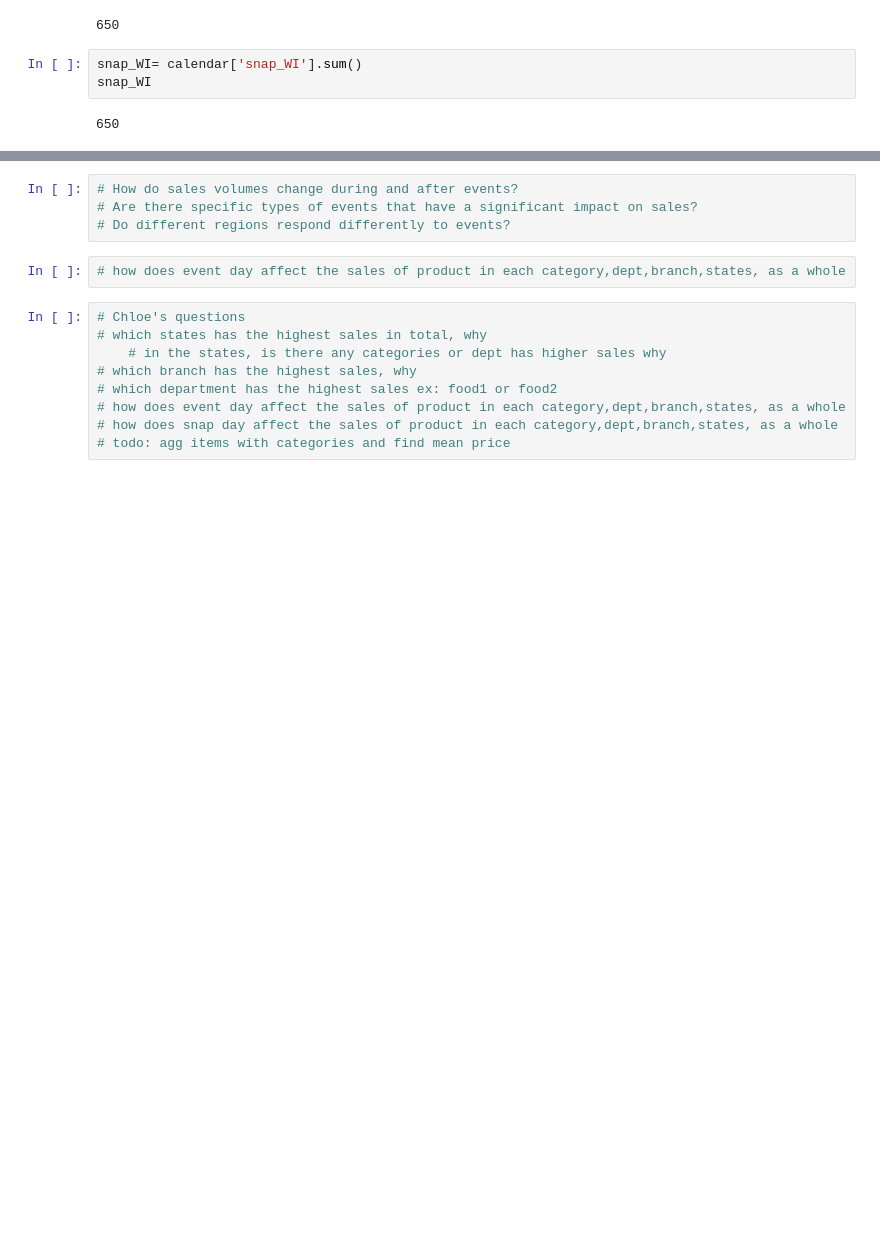
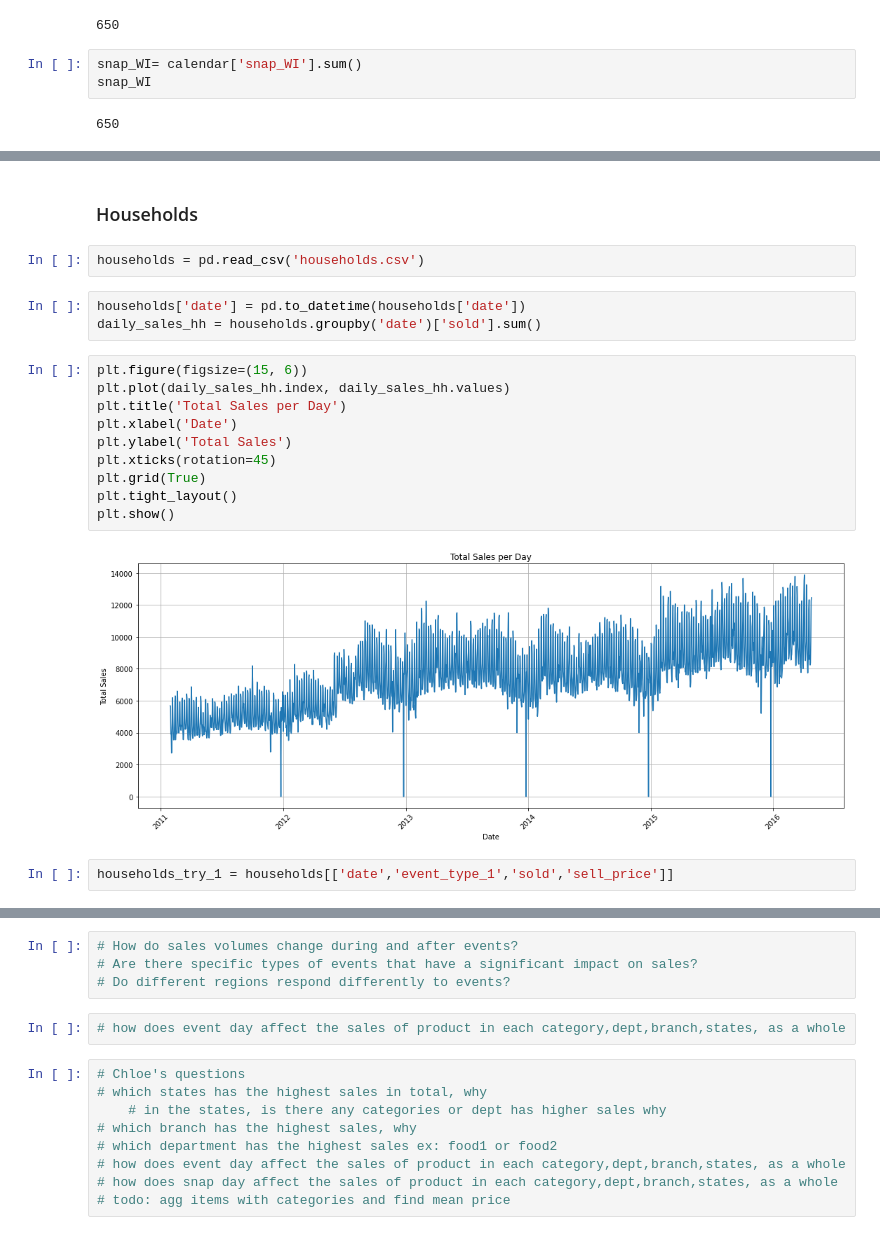
Before and after one commit to aaronmonash24/FYP, a Jupyter notebook: Data Analysis/DataExploration.ipynb, the cells around one changed output, grey strips where cells are left out. Saved outputs shown, nothing was run; the diff lists cells and outputs as text; blank space fills up the shorter version.

```diff
--- a/Data Analysis/DataExploration.ipynb
+++ b/Data Analysis/DataExploration.ipynb
@@ -728,0 +911,21 @@ foods_try_1['Religious'] = foods_try_1['Religious'].astype(int)
+# %% [markdown]
+### Households
+# %%
+households = pd.read_csv('households.csv')
+# %%
+households['date'] = pd.to_datetime(households['date'])
+daily_sales_hh = households.groupby('date')['sold'].sum()
+# %%
+plt.figure(figsize=(15, 6))
+plt.plot(daily_sales_hh.index, daily_sales_hh.values)
+plt.title('Total Sales per Day')
+plt.xlabel('Date')
+plt.ylabel('Total Sales')
+plt.xticks(rotation=45)
+plt.grid(True)
+plt.tight_layout()
+plt.show()
+# %% [output]
+[figure, added]
+# %%
+households_try_1 = households[['date','event_type_1','sold','sell_price']]
```
Also changed, not shown: parts of 70 cells of this notebook.
